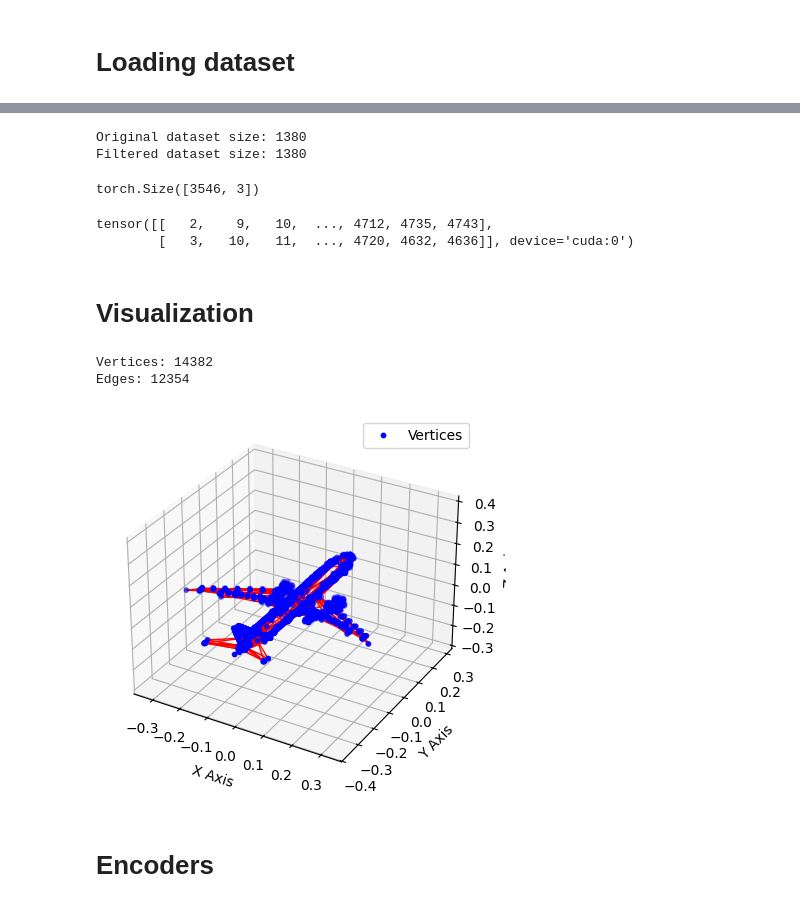
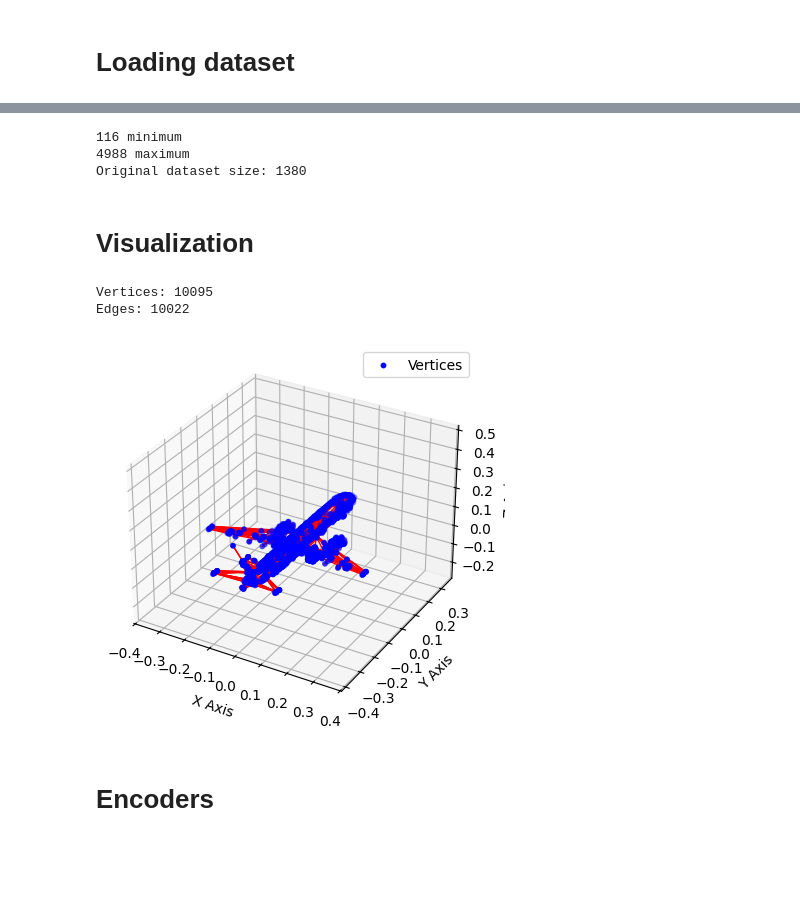
Before and after one commit to SurajWijewickrama/AutoMesh-GGT-VQ, a Jupyter notebook: automesh.ipynb, the cells around one changed output, grey strips where cells are left out. Saved outputs shown, nothing was run; the diff lists cells and outputs as text; code cells hidden in the pictures; blank space fills up the shorter version.

```diff
--- a/automesh.ipynb
+++ b/automesh.ipynb
@@ -109,37 +142,17 @@ import torch
 from torch_geometric.data import Data
 
 def preprocess_object(obj, caption_text, tokenizer, device):
-    """
-    Converts a mesh object (obj) and caption_text into a graph data structure with a text embedding.
-    """
-    # Extract graph data (vertices, edges)
     vertices = torch.tensor(obj['v'], dtype=torch.float, device=device)
-    edges = torch.tensor(obj['e'], dtype=torch.long, device=device).t()  # transpose edge_index
+    edges = torch.tensor(obj['e'], dtype=torch.long, device=device).t()
 
-    print("Caption:", caption_text)
-
-    # Encode text label using BERT with the provided tokenizer and model
-    inputs = tokenizer(
-        caption_text,
-        return_tensors="pt",
-        padding=True,
-        truncation=True,
-        max_length=32
-    )
+    inputs = tokenizer(caption_text, return_tensors="pt", padding=True, truncation=True, max_length=32)
     input_ids = inputs["input_ids"].to(device=device, dtype=torch.long)
 
     with torch.no_grad():
         outputs = bert_model(input_ids)
-    # Pool the embeddings: take the mean over the sequence dimension
-    text_label_embedding = outputs.last_hidden_state.mean(dim=1)
+    text_label_embedding = outputs.last_hidden_state  # Shape: [1, seq_len, 768]
 
-    # Create a PyG Data object with node features, edge index, and text embedding
-    graph_data = Data(
-        x=vertices,
-        edge_index=edges,
-        text_label=text_label_embedding
-    )
-    return graph_data
+    return Data(x=vertices, edge_index=edges, text_label=text_label_embedding)
 
 def load_json_and_caption(json_file_path, tokenizer, device):
     """
@@ -292,7 +259,5 @@ def filter_dataset_by_node_count(dataset, max_nodes=5000):
 # %%
-# Dataset and DataLoader
-min_node_count = none
-max_node_count = none
+
 
 def load_data_and_split(folder_path,tokenizer,device ):
     dataset = create_dataset(folder_path,tokenizer,device)
@@ -305,4 +270,4 @@ def load_data_and_split(folder_path,tokenizer,device ):
     train_dataset, val_dataset, test_dataset = torch.utils.data.random_split(
         filtered_dataset, [train_size, val_size, test_size]
     )
-    return train_dataset, val_dataset, test_dataset
+    return train_dataset, val_dataset, test_dataset, min_node_count, max_node_count
@@ -309,3 +276,3 @@ def load_data_and_split(folder_path,tokenizer,device ):
 # %%
-train_dataset, val_dataset, test_dataset = load_data_and_split('E:\Danilka\AutoMesh\preprocessed-airplane-captions-sample\captioned_models',tokenizer,device)
+train_dataset, val_dataset, test_dataset, min_node_count, max_node_count = load_data_and_split('E:\Danilka\AutoMesh\preprocessed-airplane-captions-sample\captioned_models',tokenizer,device)
 # %% [output]
@@ -331,19 +298,10 @@ print(min_node_count , "minimum")
 print(max_node_count , "maximum")
 # Example usage:
 print(f"Original dataset size: {len(train_dataset)}")
-print(f"Filtered dataset size: {len(filtered_dataset)}")
 # %% [output]
+116 minimum
+4988 maximum
 Original dataset size: 1380
-Filtered dataset size: 1380
-# %%
-filtered_dataset[3].x.size()
-# %% [output]
-torch.Size([3546, 3])
-# %%
-filtered_dataset[1].edge_index
-# %% [output]
-tensor([[   2,    9,   10,  ..., 4712, 4735, 4743],
-        [   3,   10,   11,  ..., 4720, 4632, 4636]], device='cuda:0')
 # %% [markdown]
 # Visualization
 # %%
@@ -380,37 +338,37 @@ def visualize_3d(vertices, edges):
     ax.set_xlabel('X Axis')
     ax.set_ylabel('Y Axis')
     ax.set_zlabel('Z Axis')
     ax.legend()
 
     # Set equal scaling for all axes
     max_range = np.array([vertices[:, 0].max() - vertices[:, 0].min(),
                           vertices[:, 1].max() - vertices[:, 1].min(),
                           vertices[:, 2].max() - vertices[:, 2].min()]).max() / 2.0
 
     mid_x = (vertices[:, 0].max() + vertices[:, 0].min()) * 0.5
     mid_y = (vertices[:, 1].max() + vertices[:, 1].min()) * 0.5
     mid_z = (vertices[:, 2].max() + vertices[:, 2].min()) * 0.5
     ax.set_xlim(mid_x - max_range, mid_x + max_range)
     ax.set_ylim(mid_y - max_range, mid_y + max_range)
     ax.set_zlim(mid_z - max_range, mid_z + max_range)
 
     # Display the plot
     plt.show()
 
 # Extract vertices and edges from the dataset
-vertices_np, edges_np, text_label = filtered_dataset[1].x.cpu().numpy(), filtered_dataset[1].edge_index.cpu().numpy(),filtered_dataset[1].text_label.cpu().numpy()
+vertices_np, edges_np, text_label = train_dataset[1].x.cpu().numpy(), train_dataset[1].edge_index.cpu().numpy(),train_dataset[1].text_label.cpu().numpy()
 
 # Print the first graph's data for verification
 print("Vertices:", vertices_np.size)
 print("Edges:", edges_np.size)
 # print("Text:", text_label)
 
 # Visualize the first graph
 visualize_3d(vertices_np, edges_np)
 # %% [output]
-Vertices: 14382
-Edges: 12354
+Vertices: 10095
+Edges: 10022
-[figure, old version]
+[figure, new version]
 # %%
 import torch.nn as nn
 
```
Also changed, not shown: parts of 18 cells of this notebook, 1 other file.
